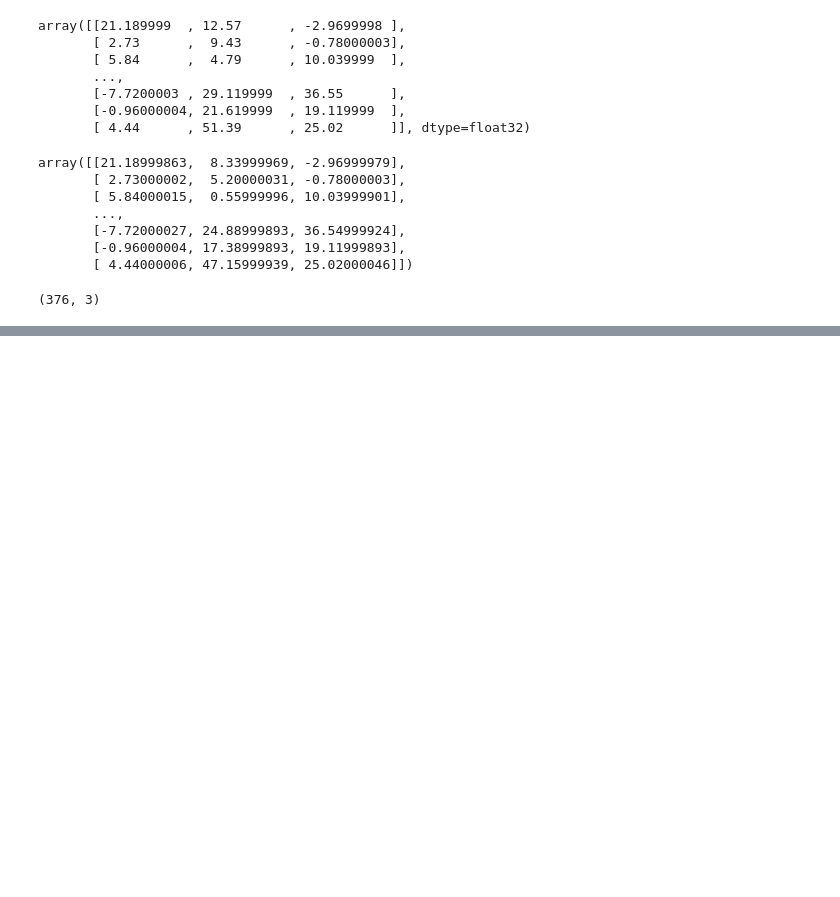
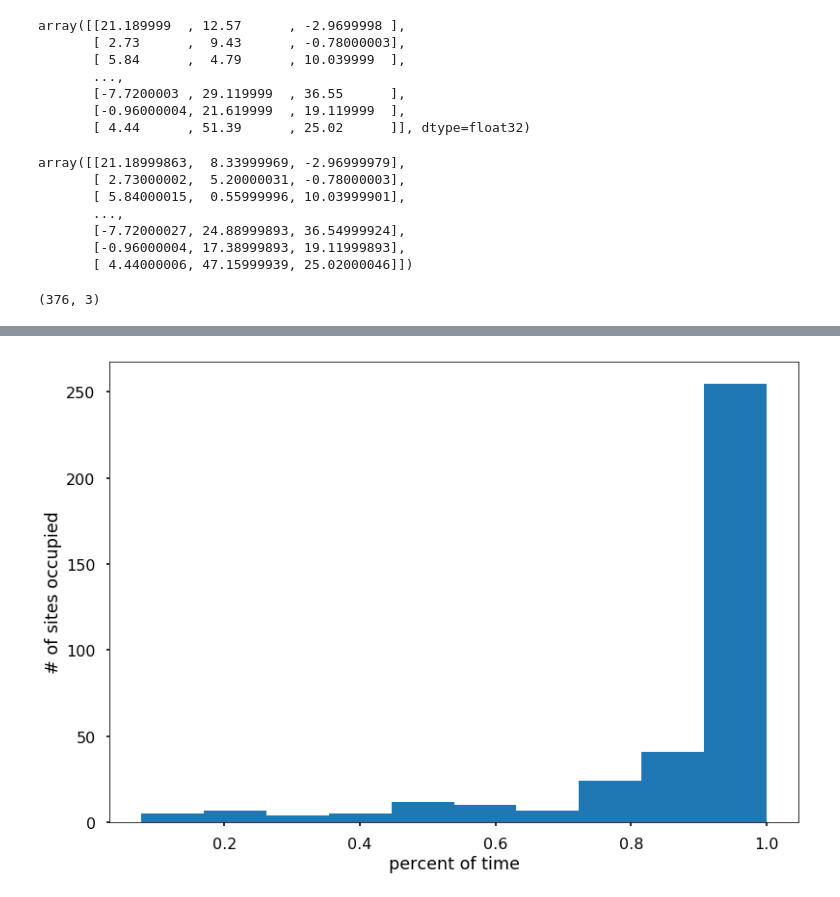
Before and after one commit to klyshko/EFX-project, a Jupyter notebook: crystal_water.ipynb, the cells around one changed output, grey strips where cells are left out. Drawn from its saved outputs; the diff is of its cells as text; code cells hidden in the pictures; blank space fills up the shorter version.

```diff
--- a/crystal_water.ipynb
+++ b/crystal_water.ipynb
@@ -71,0 +184,2 @@ crystal_water_coordinates.shape
+# %%
+av_percent = np.sum(occupancy < cutoff, axis = 0) / 1001.
@@ -71,0 +195,7 @@ crystal_water_coordinates.shape
+# %%
+plt.hist(av_percent)
+plt.ylabel('# of sites occupied')
+plt.xlabel('percent of time')
+plt.show()
+# %% [output]
+[figure, added]
```
Also changed, not shown: parts of 19 cells of this notebook.
